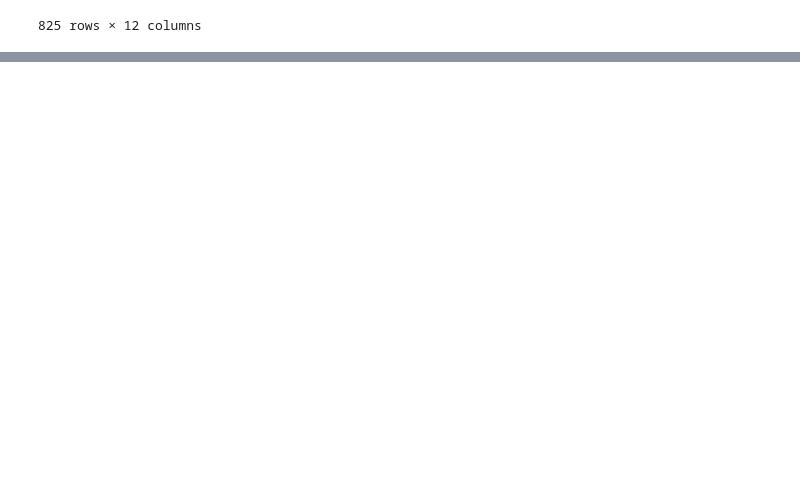
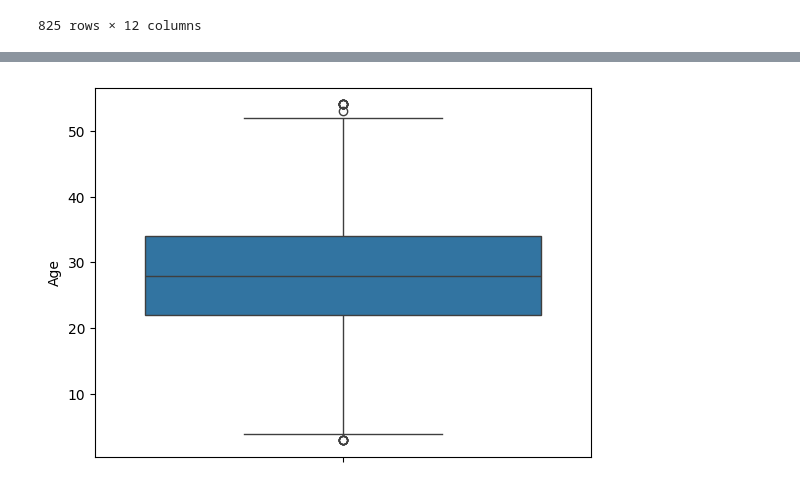
Before and after one commit to Abdullahhas/ML, a Jupyter notebook: preprocessing/1st.ipynb, the cells around one changed output, grey strips where cells are left out. Cells and saved outputs as stored; diff of their text form; code cells hidden in the pictures; blank space fills up the shorter version.

```diff
--- a/preprocessing/1st.ipynb
+++ b/preprocessing/1st.ipynb
@@ -256,4 +256,7 @@ print(outliers)
 | 890 | 891 | 0 | 3 | Dooley, Mr. Patrick | 32.0 | 0 | 0 | 370376 | 7.7500 | 1 | ... |
 825 rows × 12 columns
 # %%
+#remove outliers from age
+df_no_outlier = df[(df['Age'] > lower_age) & (df['Age'] < upper_age)]
+df_no_outlier
 # %% [output]
@@ -261,0 +276,6 @@ print(outliers)
+# %%
+sns.boxplot(df_no_outlier['Age'])
+plt.show()
+#there are no outliers present in this
+# %% [output]
+[figure, added]
```
Also changed, not shown: parts of 10 cells of this notebook.
